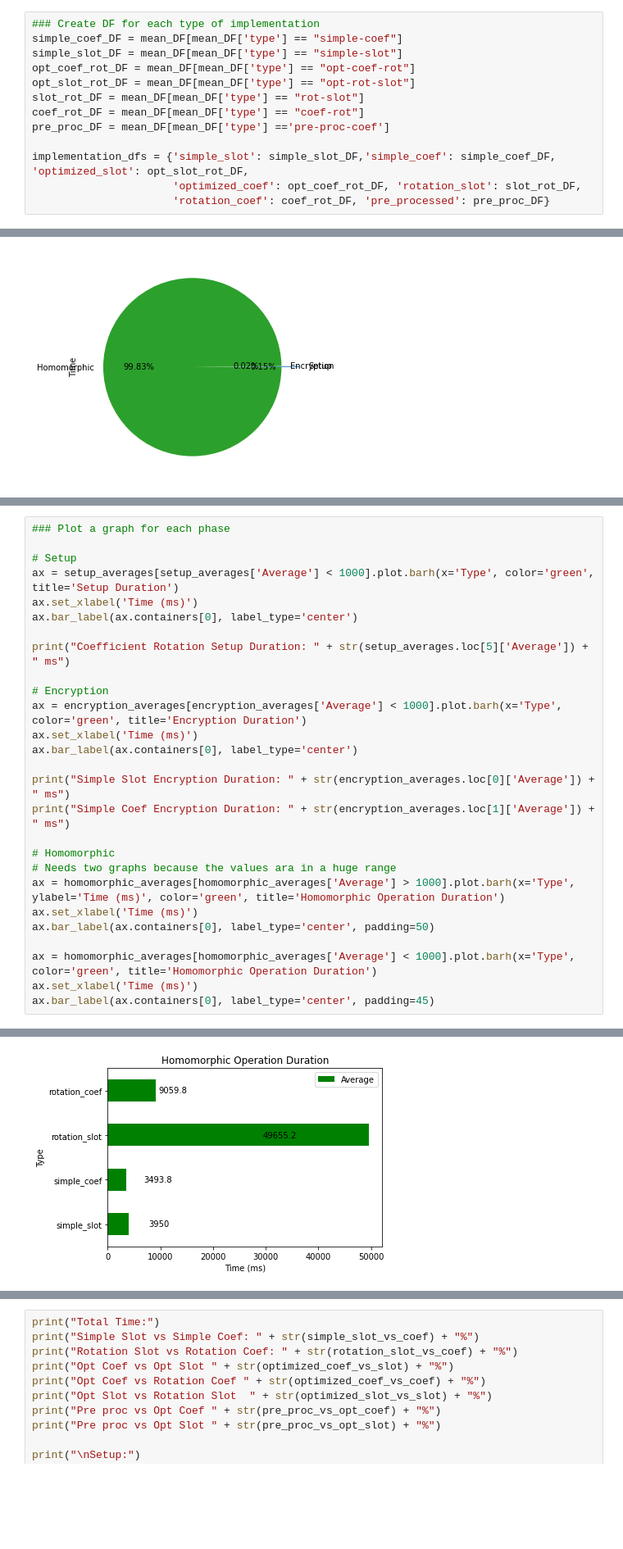
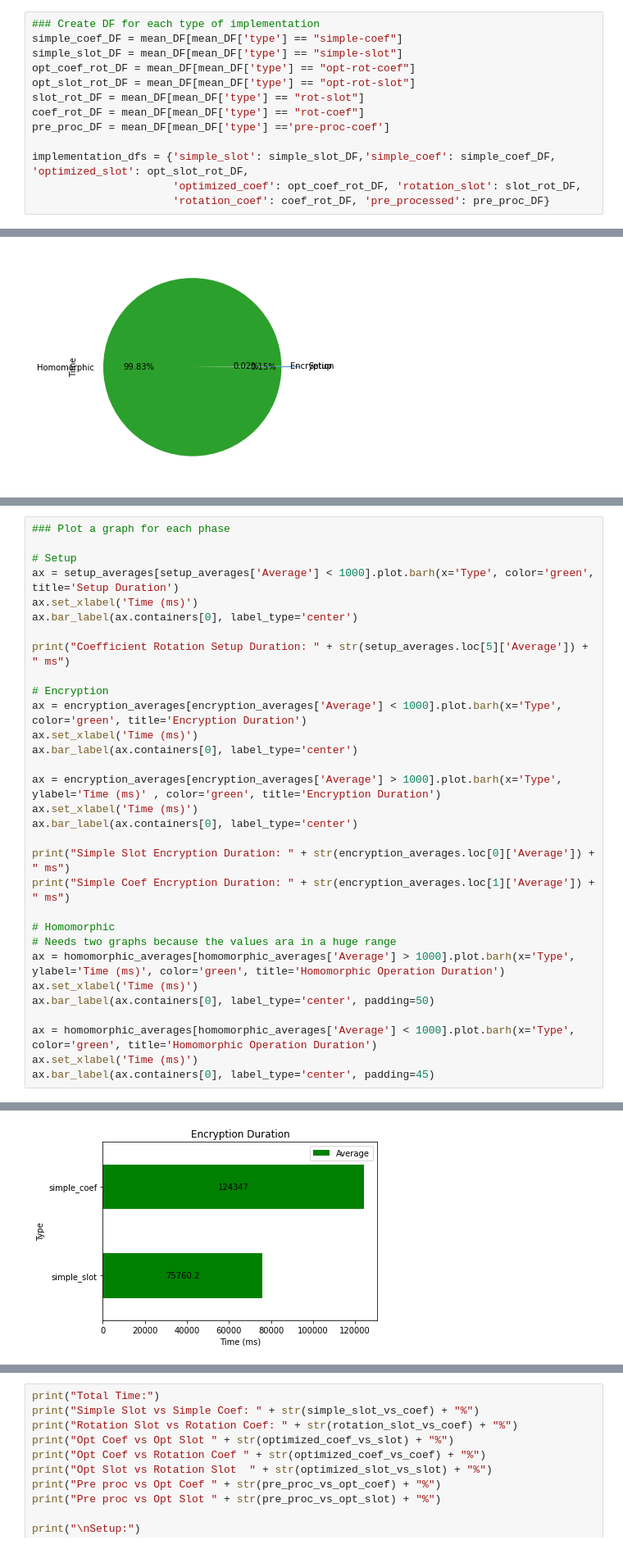
Before and after one commit to BernardoRamalho/HE_Optimization, a Jupyter notebook: Outcomes/Notebooks/mean_analysis.ipynb, the cells around one changed output, grey strips where cells are left out. Shown: that part at 82% size. Drawn from its saved outputs; the diff is of its cells as text; blank space fills up the shorter version.

Commit message:
Fixed graphs of notebooks

```diff
--- a/Outcomes/Notebooks/mean_analysis.ipynb
+++ b/Outcomes/Notebooks/mean_analysis.ipynb
@@ -81,10 +67,10 @@ array(['simple-slot', 'simple-coef', 'rot-slot', 'opt-rot-slot',
 ### Create DF for each type of implementation
 simple_coef_DF = mean_DF[mean_DF['type'] == "simple-coef"]
 simple_slot_DF = mean_DF[mean_DF['type'] == "simple-slot"]
-opt_coef_rot_DF = mean_DF[mean_DF['type'] == "opt-coef-rot"]
+opt_coef_rot_DF = mean_DF[mean_DF['type'] == "opt-rot-coef"]
 opt_slot_rot_DF = mean_DF[mean_DF['type'] == "opt-rot-slot"]
 slot_rot_DF = mean_DF[mean_DF['type'] == "rot-slot"]
-coef_rot_DF = mean_DF[mean_DF['type'] == "coef-rot"]
+coef_rot_DF = mean_DF[mean_DF['type'] == "rot-coef"]
 pre_proc_DF = mean_DF[mean_DF['type'] =='pre-proc-coef']
 
 implementation_dfs = {'simple_slot': simple_slot_DF,'simple_coef': simple_coef_DF, 'optimized_slot': opt_slot_rot_DF,
@@ -238,31 +242,35 @@ homomorphic_coef_vs_slot = format(compare_two_types_by_percentage("rotation_coef
 ax = setup_averages[setup_averages['Average'] < 1000].plot.barh(x='Type', color='green', title='Setup Duration')
 ax.set_xlabel('Time (ms)')
 ax.bar_label(ax.containers[0], label_type='center')
 
 print("Coefficient Rotation Setup Duration: " + str(setup_averages.loc[5]['Average']) + " ms")
 
 # Encryption
 ax = encryption_averages[encryption_averages['Average'] < 1000].plot.barh(x='Type', color='green', title='Encryption Duration')
 ax.set_xlabel('Time (ms)')
 ax.bar_label(ax.containers[0], label_type='center')
 
+ax = encryption_averages[encryption_averages['Average'] > 1000].plot.barh(x='Type', ylabel='Time (ms)' , color='green', title='Encryption Duration')
+ax.set_xlabel('Time (ms)')
+ax.bar_label(ax.containers[0], label_type='center')
+
 print("Simple Slot Encryption Duration: " + str(encryption_averages.loc[0]['Average']) + " ms")
 print("Simple Coef Encryption Duration: " + str(encryption_averages.loc[1]['Average']) + " ms")
 
 # Homomorphic
 # Needs two graphs because the values ara in a huge range
 ax = homomorphic_averages[homomorphic_averages['Average'] > 1000].plot.barh(x='Type', ylabel='Time (ms)', color='green', title='Homomorphic Operation Duration')
 ax.set_xlabel('Time (ms)')
 ax.bar_label(ax.containers[0], label_type='center', padding=50)
 
 ax = homomorphic_averages[homomorphic_averages['Average'] < 1000].plot.barh(x='Type', color='green', title='Homomorphic Operation Duration')
 ax.set_xlabel('Time (ms)')
 ax.bar_label(ax.containers[0], label_type='center', padding=45)
 # %% [output]
 Coefficient Rotation Setup Duration: 53067.1 ms
 Simple Slot Encryption Duration: 75760.2 ms
 Simple Coef Encryption Duration: 124346.8 ms
 [Text(45, 0, '79.971'), Text(45, 0, '13.174'), Text(45, 0, '0.067')]
 [figure]
 [figure]
-[figure, old version]
+[figure, new version]
```
Also changed, not shown: parts of 4 cells of this notebook, 6 other files.
